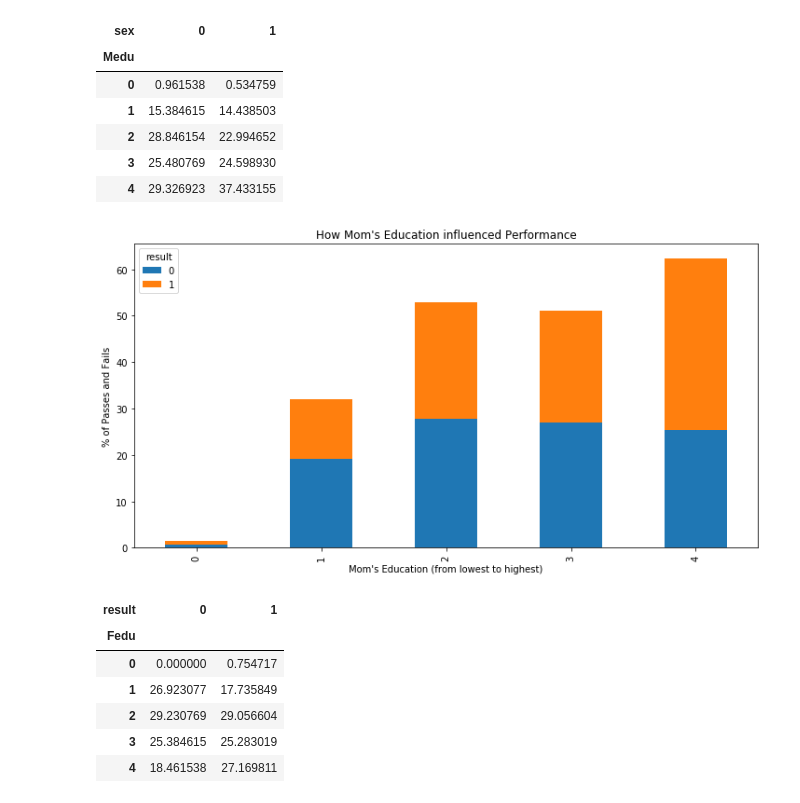
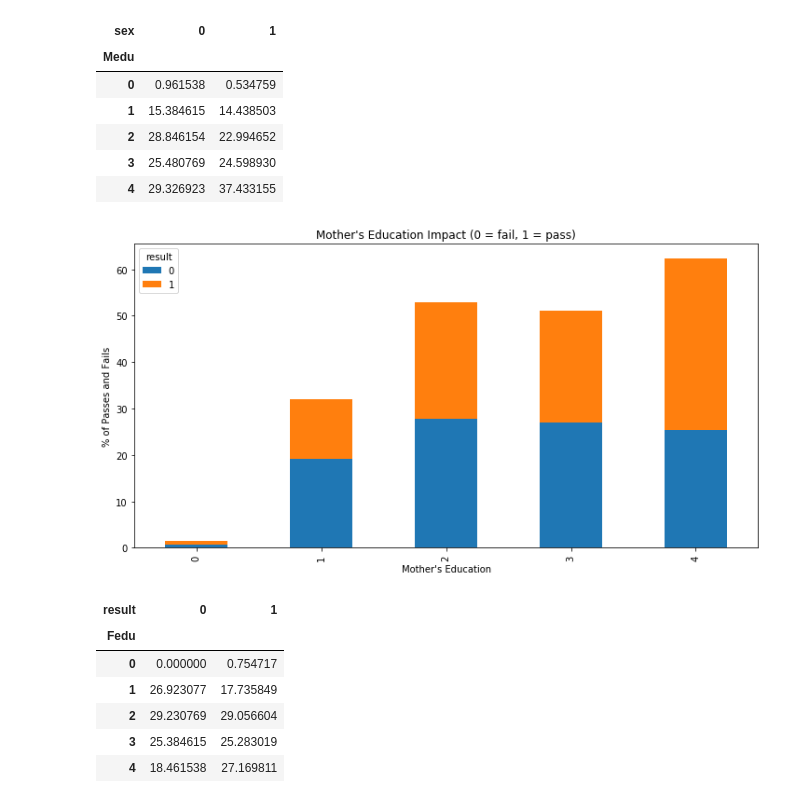
Before and after one commit to vishalvb/Apex, a Jupyter notebook: Apex.ipynb, the cells around one changed output. Drawn from its saved outputs; the diff is of its cells as text; code cells hidden in the pictures.

```diff
--- a/Apex.ipynb
+++ b/Apex.ipynb
@@ -381,6 +378,6 @@ plt.show()
 Based on Correlation Matrix and Data Distribution columns like Dalc, Walc, Pstatus, traveltime, school, higher, nursery, failures, age, schoolsup won't impact that much, so dropping all these columns
 # %%
 data.shape
-data = data.drop(['Dalc', 'Walc' ,'Pstatus', 'traveltime', 'school', 'higher', 'nursery','failures', 'age','schoolsup'], axis= 1)
+data = data.drop(['Dalc', 'Walc' ,'Pstatus', 'traveltime', 'school', 'higher', 'nursery','failures', 'age','schoolsup','reason'], axis= 1)
 data.shape
 # %% [output]
@@ -504,12 +503,12 @@ cross_medu
 # %%
 
 ct = pd.crosstab(data.Medu, data.result).apply(lambda x: x/x.sum() * 100)
 
 ax = ct.plot.bar(stacked=True,  figsize=(12,6))
-ax.set(xlabel="Mom's Education (from lowest to highest)", ylabel='% of Passes and Fails', title="How Mom's Education influenced Performance")
+ax.set(xlabel="Mother's Education", ylabel='% of Passes and Fails', title="Mother's Education Impact (0 = fail, 1 = pass)")
 plt.show()
 # %% [output]
-[figure, old version]
+[figure, new version]
 # %%
 cross_fedu = pd.crosstab(data['Fedu'], data['result']).apply(lambda x: x/x.sum() * 100)
 cross_fedu
```
Also changed, not shown: parts of 45 cells of this notebook.
